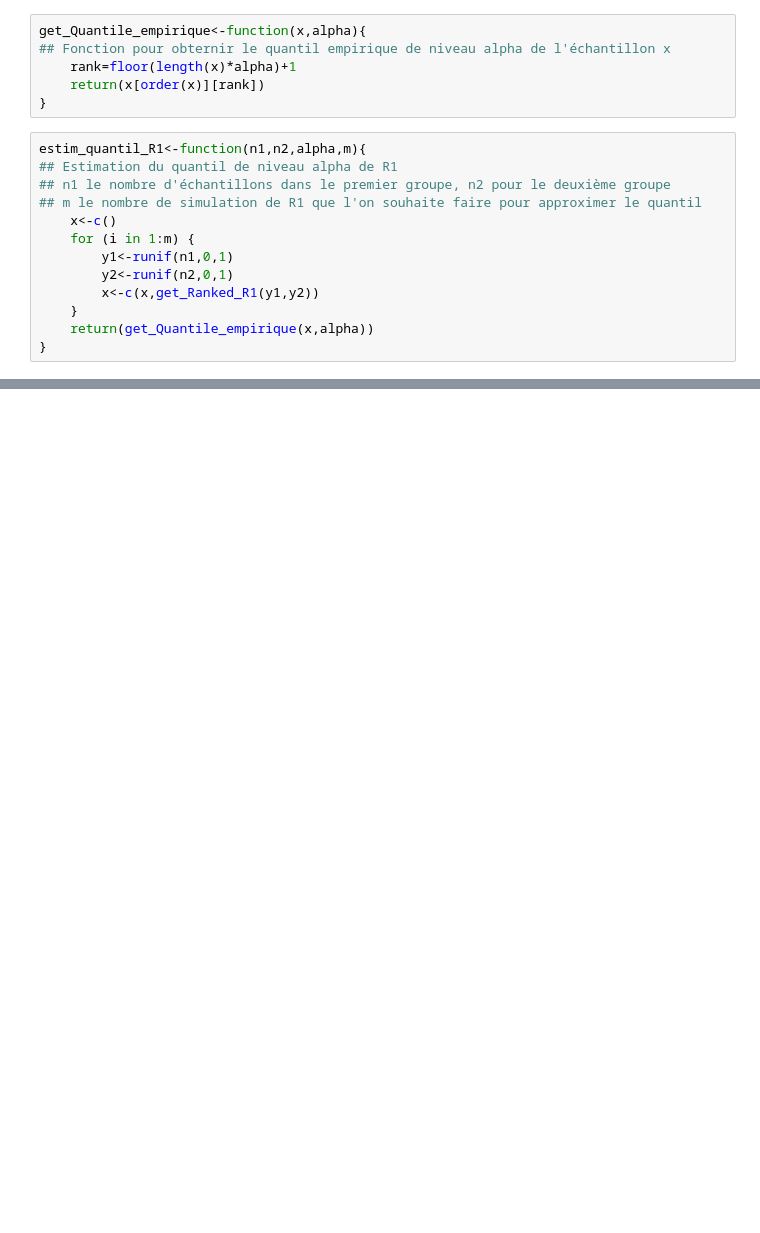
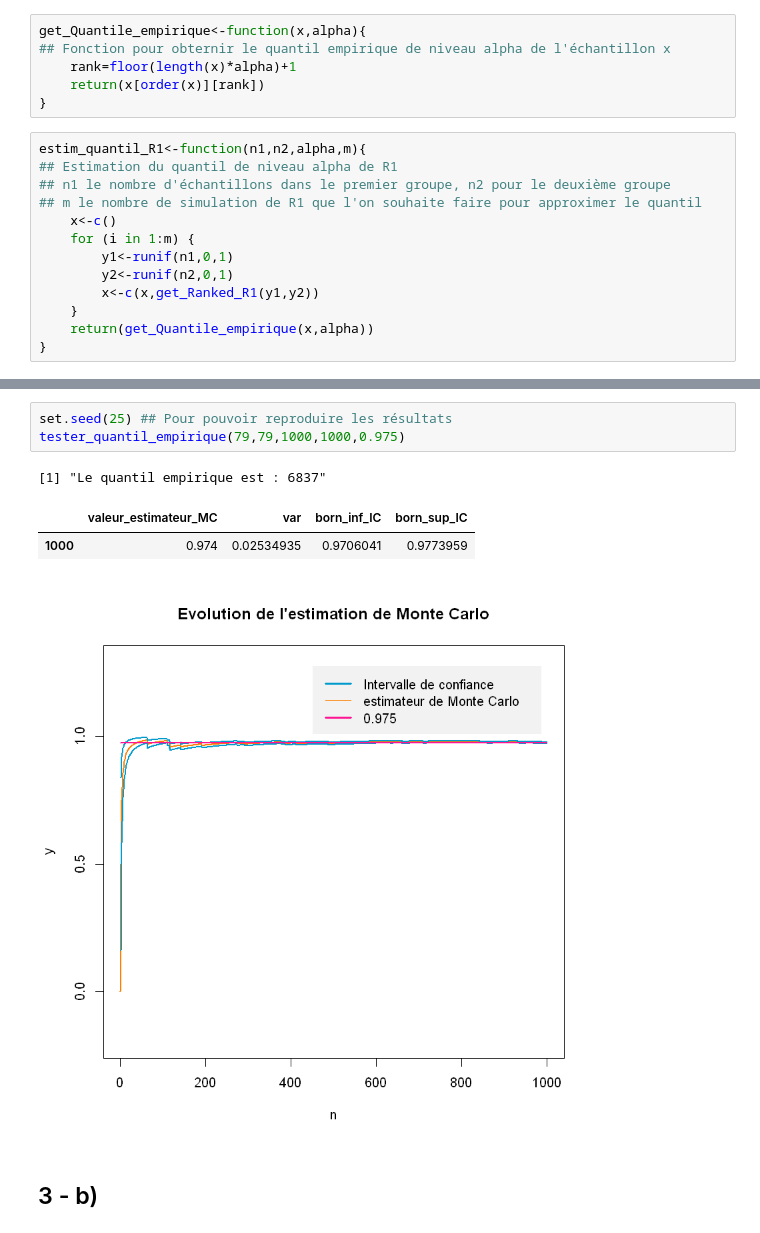
Before and after one commit to DatenBiene/Statistiques1_ProjetEnsae, a Jupyter notebook: Code R.ipynb, the cells around one changed output, grey strips where cells are left out. Drawn from its saved outputs; the diff is of its cells as text; blank space fills up the shorter version.

```diff
--- a/Code R.ipynb
+++ b/Code R.ipynb
@@ -348,0 +145,10 @@ m<-3051
+# %%
+set.seed(25) ## Pour pouvoir reproduire les résultats
+tester_quantil_empirique(79,79,1000,1000,0.975)
+# %% [output]
+[1] "Le quantil empirique est : 6837"
+|  | valeur_estimateur_MC | var | born_inf_IC | born_sup_IC |
+| 1000 | 0.974 | 0.02534935 | 0.9706041 | 0.9773959 |
+[figure, added]
+# %% [markdown]
+## 3 - b)
```
Also changed, not shown: parts of 63 cells of this notebook, 6 other files.
